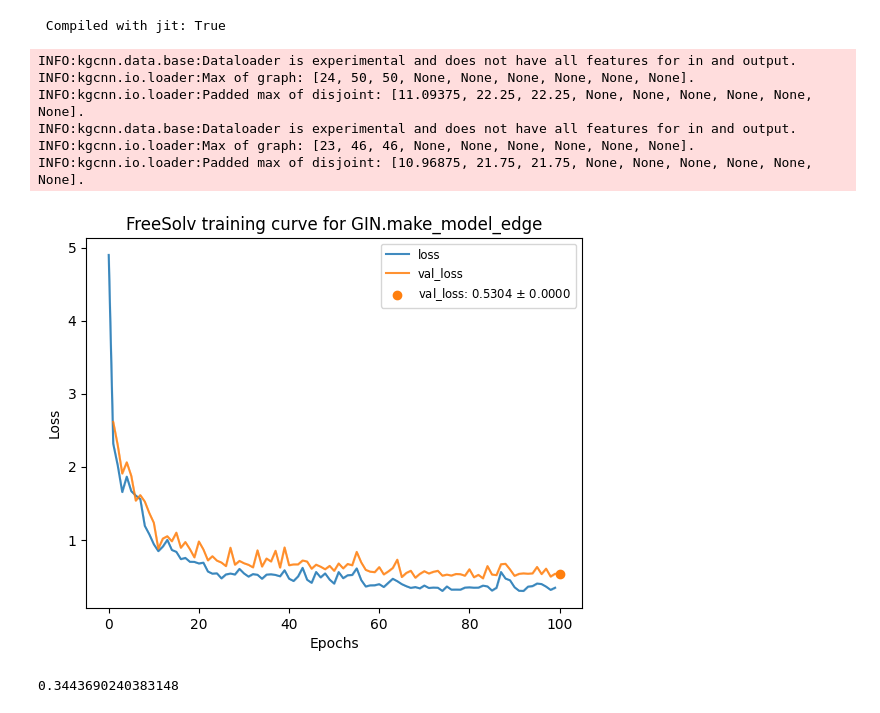
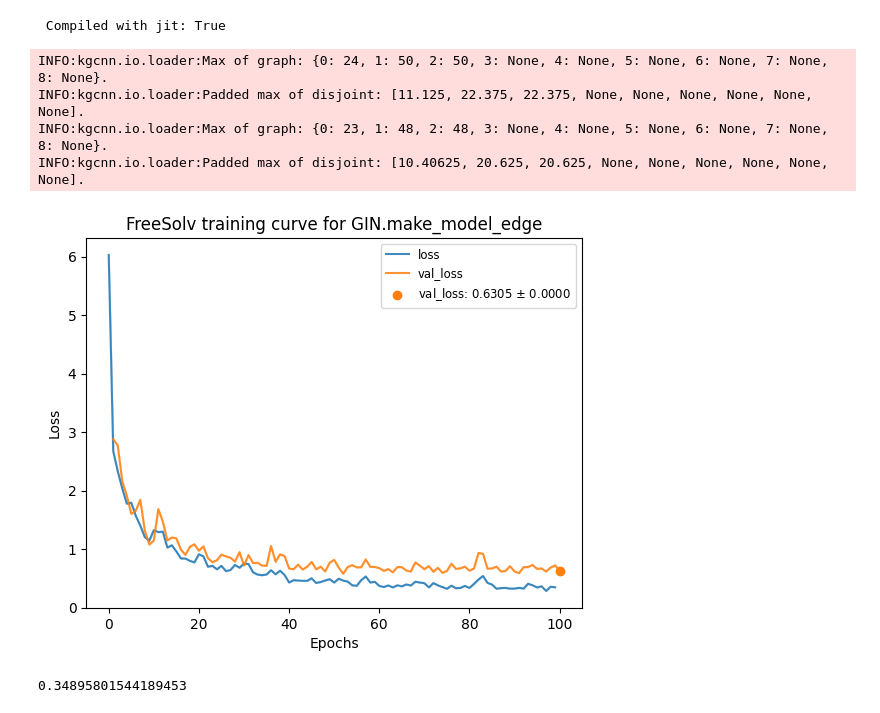
Before and after one commit to aimat-lab/gcnn_keras, a Jupyter notebook: notebooks/tutorial_jax_jit.ipynb, the cells around one changed output. Cells and saved outputs as stored; diff of their text form; code cells hidden in the pictures.

Commit message:
Reworked data loader and fixed bug in casting padded disjoint to batched attributes.

```diff
--- a/notebooks/tutorial_jax_jit.ipynb
+++ b/notebooks/tutorial_jax_jit.ipynb
@@ -151,50 +159,69 @@ inputs = model_config["inputs"]
 outputs = {"shape": (1, ), "name": "graph_labels", "dtype": "float32"}
 # %%
 model = make_model(**model_config)
-model.compile(loss="mean_absolute_error", optimizer=ks.optimizers.Adam(learning_rate=1e-03))
+model.compile(
+    loss="mean_absolute_error",
+    optimizer=ks.optimizers.Adam(learning_rate=1e-03),
+    jit_compile=True
+)
 print(" Compiled with jit: %s" % model._jit_compile)
 # %% [output]
 INFO:kgcnn.models.utils:Updated model kwargs: '{'name': 'GINE', 'inputs': [{'shape': (41,), 'name': 'node_attributes', 'dtype': 'float32'}, {'shape': (11,), 'name': 'edge_attributes', 'dtype': 'float3 ...
  Compiled with jit: True
 # %%
-dataloader_train = dataset[train_indices].tf_disjoint_data_generator(
+import tensorflow as tf
+# For train
+dataset_train = dataset[train_indices]
+dataloader_train_x = dataset_train.tf_dataset_disjoint(
     inputs=inputs,
-    outputs=outputs,
     batch_size=32,
     assignment_to_id=[0, 1, 1],
     assignment_of_indices=[None, None, 0],
     pos_batch_id=[3,4],
     pos_subgraph_id=[5,6],
     pos_count=[7,8],
     epochs=100,
     padded_disjoint=True
 )
-dataloader_test = dataset[test_indices].tf_disjoint_data_generator(
+dataloader_train_y = dataset_train.tf_dataset_disjoint(
+    inputs=outputs,
+    batch_size=32,
+    epochs=100,
+    padded_disjoint=False
+)
+dataloader_train = tf.data.Dataset.zip((dataloader_train_x, dataloader_train_y))
+# For test
+dataset_test = dataset[test_indices]
+dataloader_test_x = dataset_test.tf_dataset_disjoint(
     inputs=inputs,
-    outputs=outputs,
     batch_size=32,
     assignment_to_id=[0, 1, 1],
     assignment_of_indices=[None, None, 0],
     pos_batch_id=[3,4],
     pos_subgraph_id=[5,6],
     pos_count=[7,8],
     epochs=100,
     padded_disjoint=True
 )
+dataloader_test_y = dataset_test.tf_dataset_disjoint(
+    inputs=outputs,
+    batch_size=32,
+    epochs=100,
+    padded_disjoint=False
+)
+dataloader_test = tf.data.Dataset.zip((dataloader_test_x, dataloader_test_y))
 hist = model.fit(
     dataloader_train,
     validation_data=dataloader_test,
     epochs=100,
     verbose=0
 )
 plot_train_test_loss([hist], dataset_name="FreeSolv", model_name="GIN.make_model_edge");
 print(hist.history["loss"][-1])
 # %% [output]
-INFO:kgcnn.data.base:Dataloader is experimental and does not have all features for in and output.
-INFO:kgcnn.io.loader:Max of graph: [24, 50, 50, None, None, None, None, None, None].
-INFO:kgcnn.io.loader:Padded max of disjoint: [11.09375, 22.25, 22.25, None, None, None, None, None, None].
-INFO:kgcnn.data.base:Dataloader is experimental and does not have all features for in and output.
-INFO:kgcnn.io.loader:Max of graph: [23, 46, 46, None, None, None, None, None, None].
-INFO:kgcnn.io.loader:Padded max of disjoint: [10.96875, 21.75, 21.75, None, None, None, None, None, None].
+INFO:kgcnn.io.loader:Max of graph: {0: 24, 1: 50, 2: 50, 3: None, 4: None, 5: None, 6: None, 7: None, 8: None}.
+INFO:kgcnn.io.loader:Padded max of disjoint: [11.125, 22.375, 22.375, None, None, None, None, None, None].
+INFO:kgcnn.io.loader:Max of graph: {0: 23, 1: 48, 2: 48, 3: None, 4: None, 5: None, 6: None, 7: None, 8: None}.
+INFO:kgcnn.io.loader:Padded max of disjoint: [10.40625, 20.625, 20.625, None, None, None, None, None, None].
-[figure, old version]
+[figure, new version]
-0.3443690240383148
+0.34895801544189453
```
Also changed, not shown: parts of 3 cells of this notebook, 6 other files.
